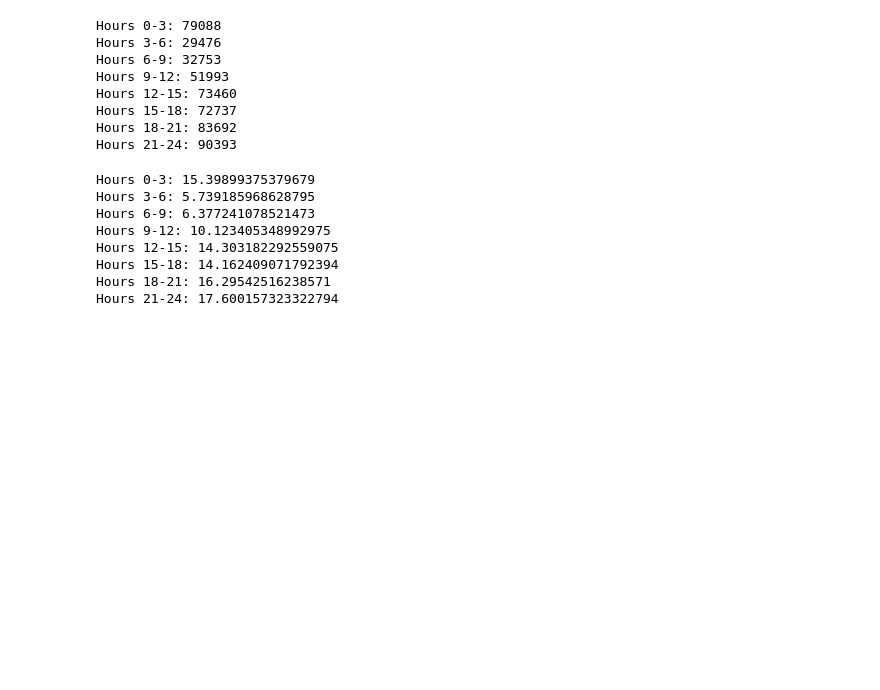
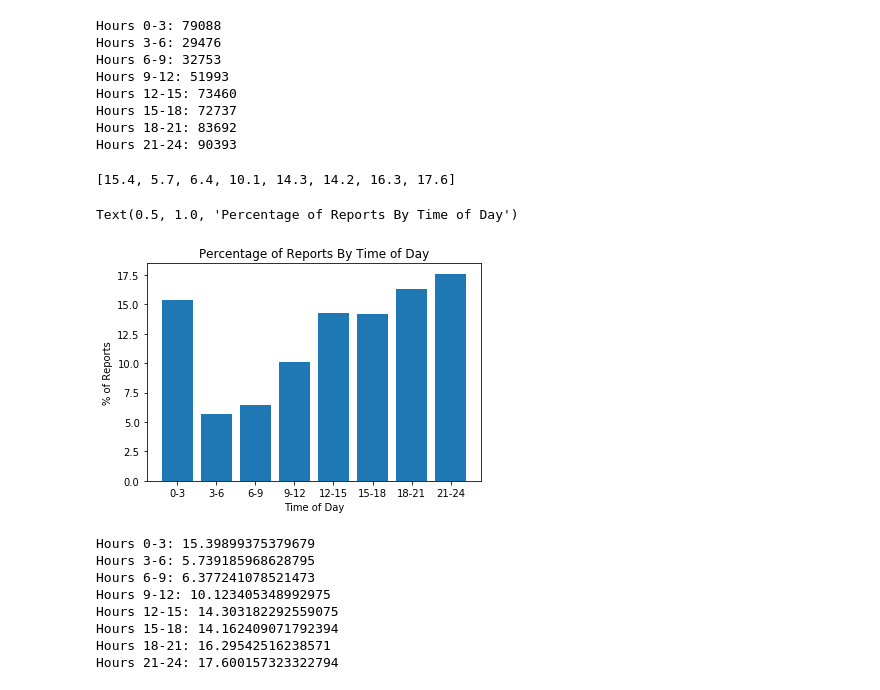
Before and after one commit to jraigosa/group-4, a Jupyter notebook: JupyterNotebooks/DateGrouping.ipynb, the cells around one changed output. Cells and saved outputs as stored; diff of their text form; code cells hidden in the pictures; blank space fills up the shorter version.

```diff
--- a/JupyterNotebooks/DateGrouping.ipynb
+++ b/JupyterNotebooks/DateGrouping.ipynb
@@ -558,6 +112,24 @@ Hours 12-15: 73460
 Hours 15-18: 72737
 Hours 18-21: 83692
 Hours 21-24: 90393
+# %%
+hour_blocks = [0,3,6,9,12,15,18,21]
+# %%
+pct_crime_by_hour_block = [ np.round((len( df[(df.index.hour >= hour)& (df.index.hour < (hour+3))] )/len(df)*100),1) for hour in hour_blocks ]
+# %%
+pct_crime_by_hour_block
+# %% [output]
+[15.4, 5.7, 6.4, 10.1, 14.3, 14.2, 16.3, 17.6]
+# %%
+hour_block_strings = ["0-3","3-6","6-9","9-12","12-15","15-18","18-21","21-24"]
+# %%
+plt.bar( hour_block_strings, pct_crime_by_hour_block )
+plt.xlabel("Time of Day")
+plt.ylabel("% of Reports")
+plt.title("Percentage of Reports By Time of Day")
+# %% [output]
+Text(0.5, 1.0, 'Percentage of Reports By Time of Day')
+[figure, added]
 # %%
 for hour in [0,3,6,9,12,15,18,21]:
     print(f"Hours {hour}-{hour+3}: { len( df[(df.index.hour >= hour)& (df.index.hour < (hour+3))] )/len(df)*100 }")
```
Also changed, not shown: parts of 91 cells of this notebook, 5 other files.
